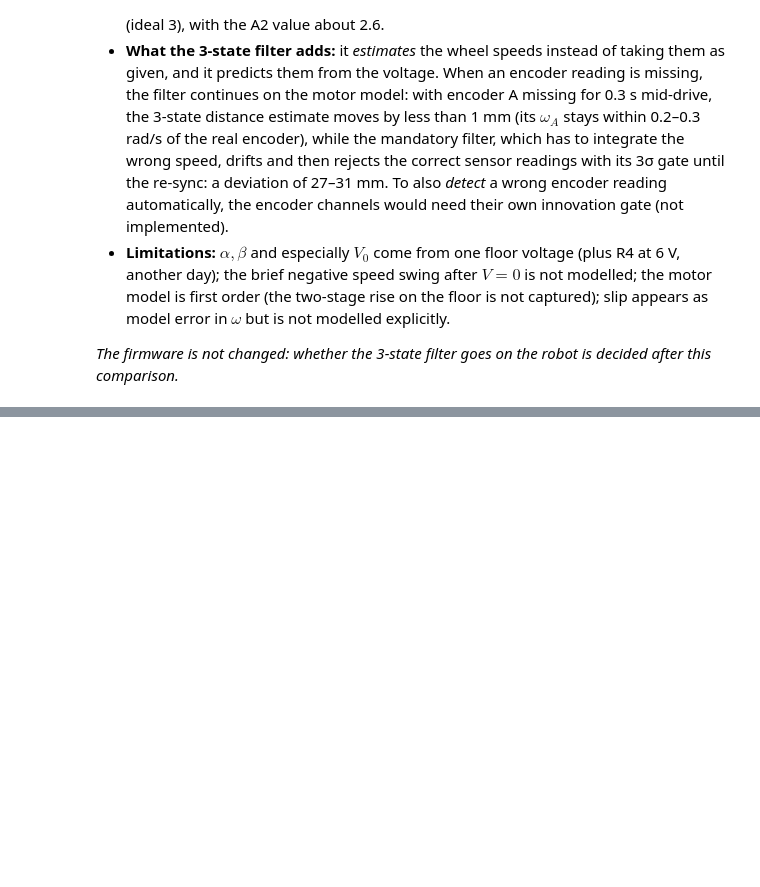
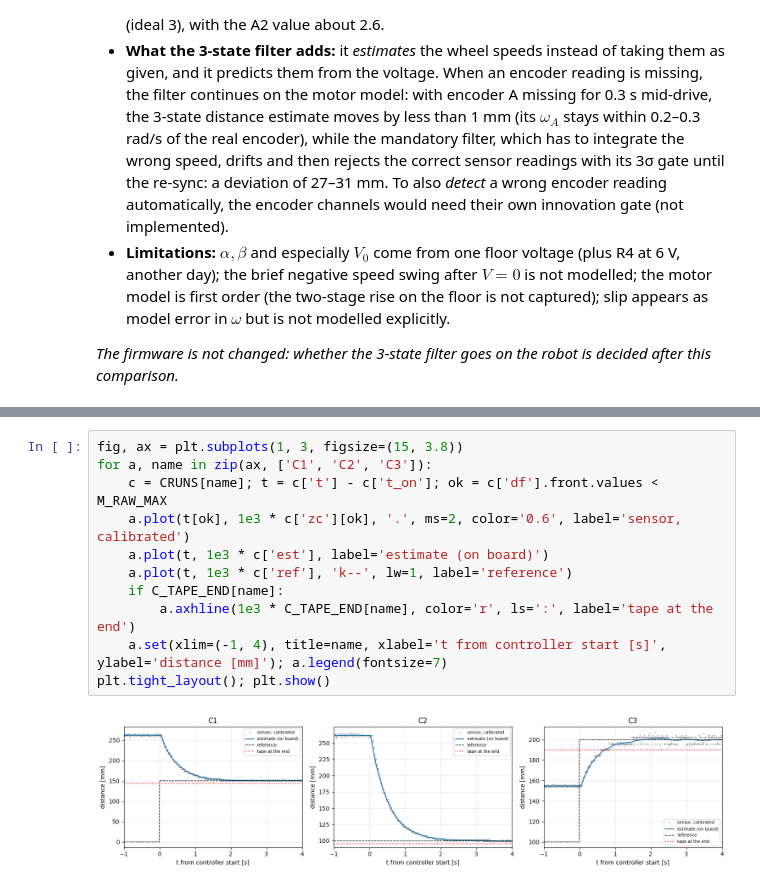
Before and after one commit to davidkog511/1d-kalman-filter, a Jupyter notebook: A3_1D_LKF/Assignment3_LKF.ipynb, the cells around one changed output, grey strips where cells are left out. Saved outputs shown, nothing was run; the diff lists cells and outputs as text; blank space fills up the shorter version.

```diff
--- a/A3_1D_LKF/Assignment3_LKF.ipynb
+++ b/A3_1D_LKF/Assignment3_LKF.ipynb
@@ -1019,0 +1087,13 @@ Encoder A missing for 0.3 s mid-drive (distance sensor still working):
+# %%
+fig, ax = plt.subplots(1, 3, figsize=(15, 3.8))
+for a, name in zip(ax, ['C1', 'C2', 'C3']):
+    c = CRUNS[name]; t = c['t'] - c['t_on']; ok = c['df'].front.values < M_RAW_MAX
+    a.plot(t[ok], 1e3 * c['zc'][ok], '.', ms=2, color='0.6', label='sensor, calibrated')
+    a.plot(t, 1e3 * c['est'], label='estimate (on board)')
+    a.plot(t, 1e3 * c['ref'], 'k--', lw=1, label='reference')
+    if C_TAPE_END[name]:
+        a.axhline(1e3 * C_TAPE_END[name], color='r', ls=':', label='tape at the end')
+    a.set(xlim=(-1, 4), title=name, xlabel='t from controller start [s]', ylabel='distance [mm]'); a.legend(fontsize=7)
+plt.tight_layout(); plt.show()
+# %% [output]
+[figure, added]
```
Also changed, not shown: parts of 7 cells of this notebook, 1 other file.
